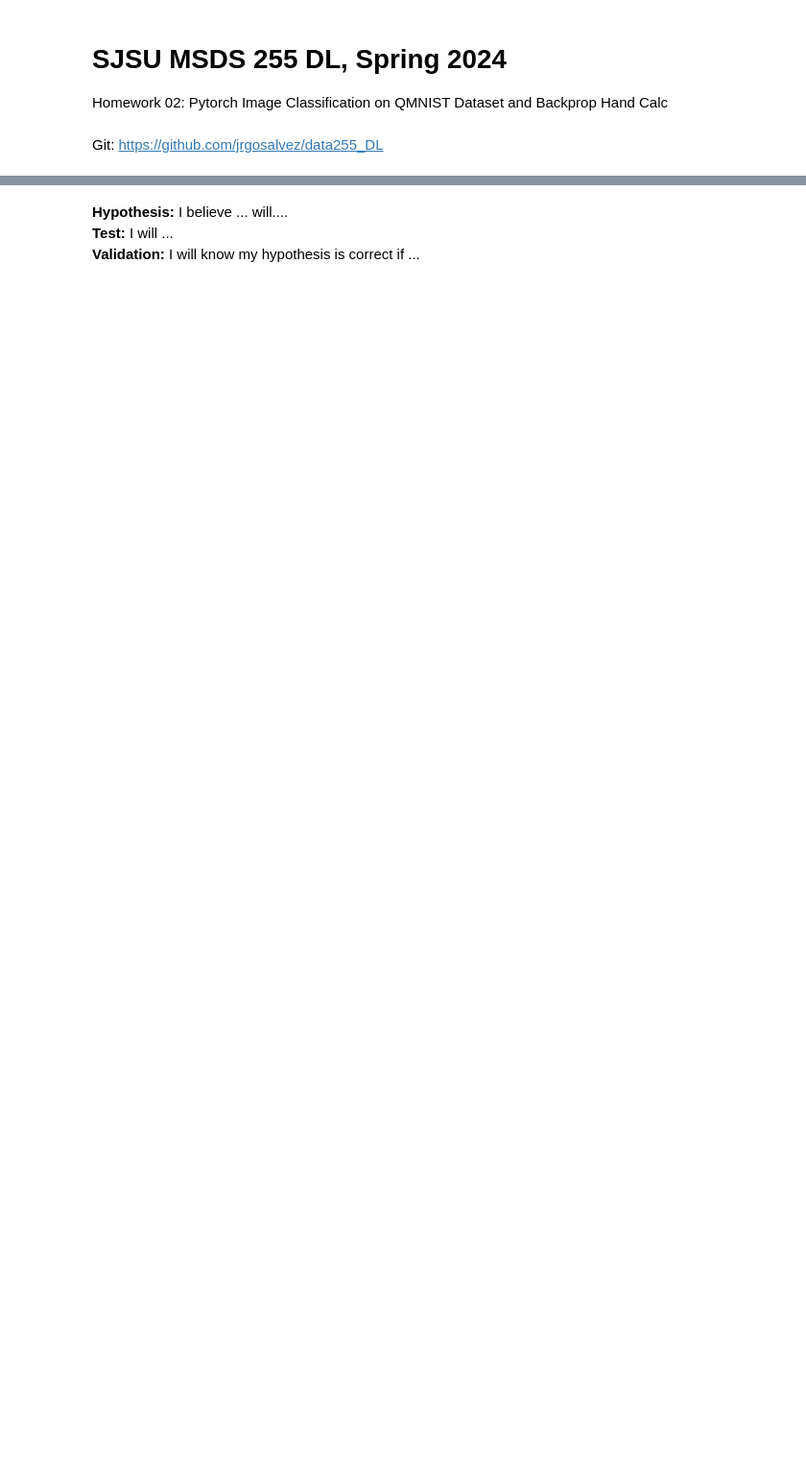
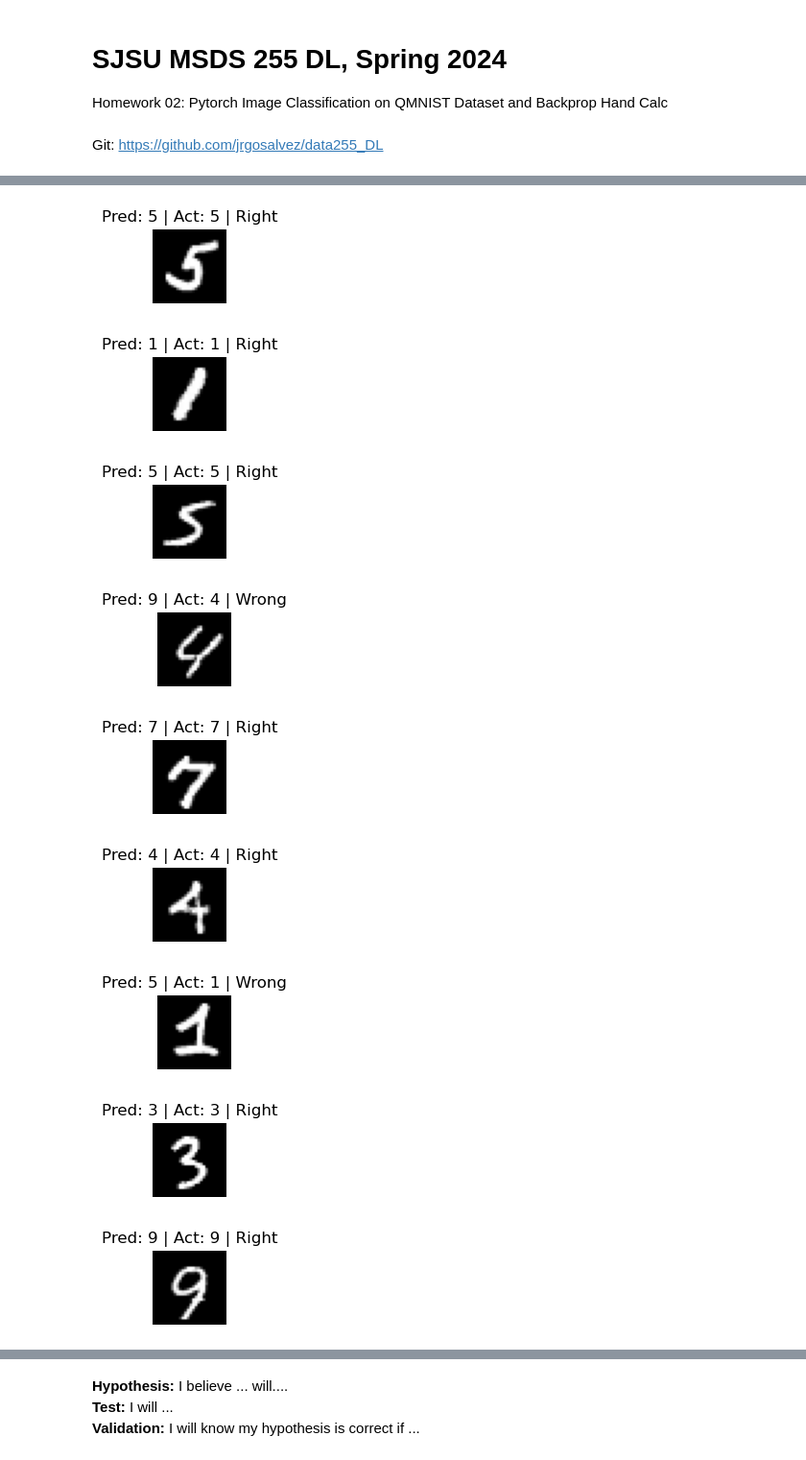
Before and after one commit to jrgosalvez/data255_DL, a Jupyter notebook: HW2-QMNIST and Backprop/Jorge_Gosalvez_255-HW2.ipynb, the cells around one changed output, grey strips where cells are left out. Shown at 96% size. Cells and saved outputs as stored; diff of their text form; code cells hidden in the pictures; blank space fills up the shorter version.

```diff
--- a/HW2-QMNIST and Backprop/Jorge_Gosalvez_255-HW2.ipynb
+++ b/HW2-QMNIST and Backprop/Jorge_Gosalvez_255-HW2.ipynb
@@ -11,0 +181,35 @@ Git: https://github.com/jrgosalvez/data255_DL
+# %%
+# Get and test multiple image predicted versus actual labels
+correct = 0
+total   = 0
+
+for i in range(10):
+    image, label = images[i], labels[i]
+
+    # Reshape the image tensor to a 28x28 shape
+    image = image.view(28, 28)
+
+    # Convert the image tensor to a numpy array for visualization
+    image_numpy = image.numpy()
+
+    total   += 1
+    correct += (predicted[i] == label.item()).sum().item()
+
+    # Show the image
+    figure = plt.figure(figsize=(1, 1))
+    plt.imshow(image_numpy, cmap='gray')
+    plt.title(f'Pred: {predicted[i]} | Act: {label.item()} | {"Right" if predicted[i] == label.item() else "Wrong"}')
+    plt.axis('off')
+    plt.show()
+
+print(f'Accuracy on image test: { correct / total} %')
+# %% [output]
+[figure, added]
+[figure, added]
+[figure, added]
+[figure, added]
+[figure, added]
+[figure, added]
+[figure, added]
+[figure, added]
+[figure, added]
```
Also changed, not shown: parts of 37 cells of this notebook, 21 other files.
